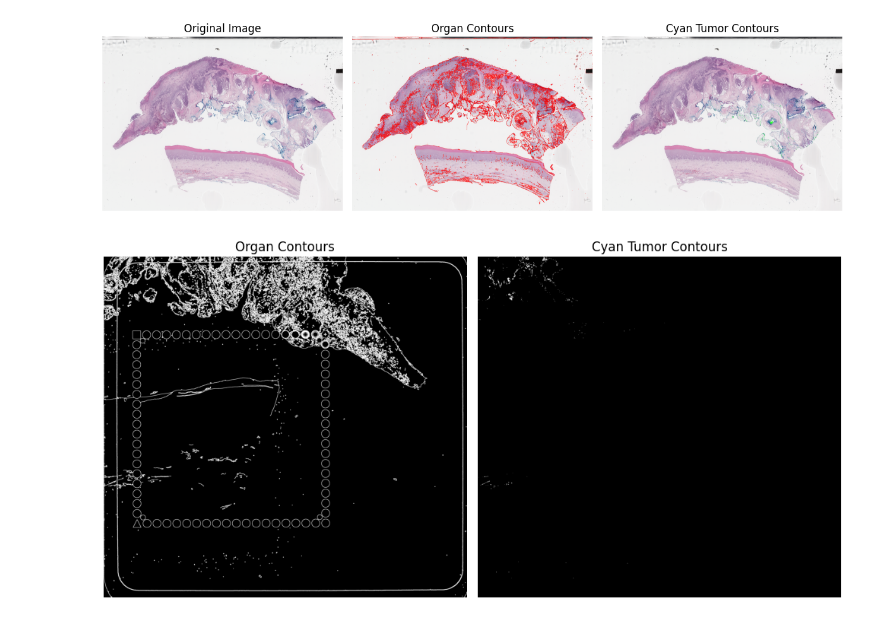
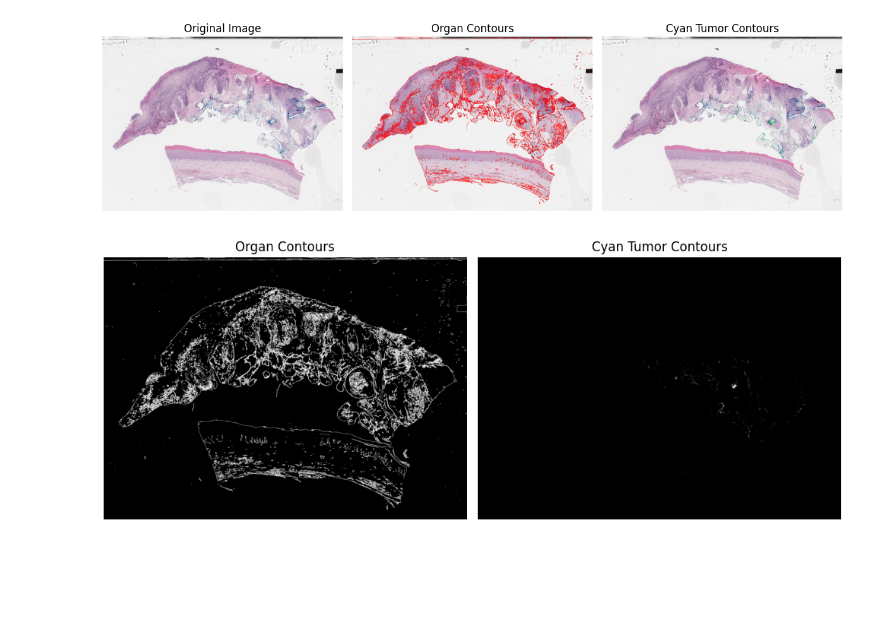
Before and after one commit to ScheWann/Biovis2025, a Jupyter notebook: Python/image_processing.ipynb, the cells around one changed output. Cells and saved outputs as stored; diff of their text form; code cells hidden in the pictures; blank space fills up the shorter version.

```diff
--- a/Python/image_processing.ipynb
+++ b/Python/image_processing.ipynb
@@ -115,7 +115,7 @@ import numpy as np
 import matplotlib.pyplot as plt
 
 # 加载图片
-image_path = "cytassist_image.tiff"  # 替换为你的图片路径
+image_path = "tissue_hires_image.png"  # 替换为你的图片路径
 image = cv2.imread(image_path)
 image_rgb = cv2.cvtColor(image, cv2.COLOR_BGR2RGB)
 
@@ -138,31 +138,31 @@ cv2.drawContours(organ_contours_image, contours, -1, (255, 255, 255), 2)  # 用
 lower_cyan = np.array([85, 50, 50])   # 青色范围 (HSV)
 upper_cyan = np.array([100, 255, 255])
 cyan_mask = cv2.inRange(hsv_image, lower_cyan, upper_cyan)
 
 # 青色区域轮廓提取
 cyan_contours, _ = cv2.findContours(cyan_mask, cv2.RETR_EXTERNAL, cv2.CHAIN_APPROX_SIMPLE)
 
 # 创建黑色背景图并绘制青色肿瘤轮廓
 tumor_contours_image = np.zeros_like(image_rgb)
 cv2.drawContours(tumor_contours_image, cyan_contours, -1, (255, 255, 255), 2)  # 用白色画青色肿瘤轮廓
 
 # 保存结果图像
 cv2.imwrite("organ_contours.png", cv2.cvtColor(organ_contours_image, cv2.COLOR_RGB2BGR))
 cv2.imwrite("tumor_contours.png", cv2.cvtColor(tumor_contours_image, cv2.COLOR_RGB2BGR))
 
 # 显示结果
 plt.figure(figsize=(10, 5))
 plt.subplot(1, 2, 1)
 plt.title("Organ Contours")
 plt.imshow(organ_contours_image)
 plt.axis("off")
 
 plt.subplot(1, 2, 2)
 plt.title("Cyan Tumor Contours")
 plt.imshow(tumor_contours_image)
 plt.axis("off")
 
 plt.tight_layout()
 plt.show()
 # %% [output]
-[figure, old version]
+[figure, new version]
```
Also changed, not shown: 5 other files.
